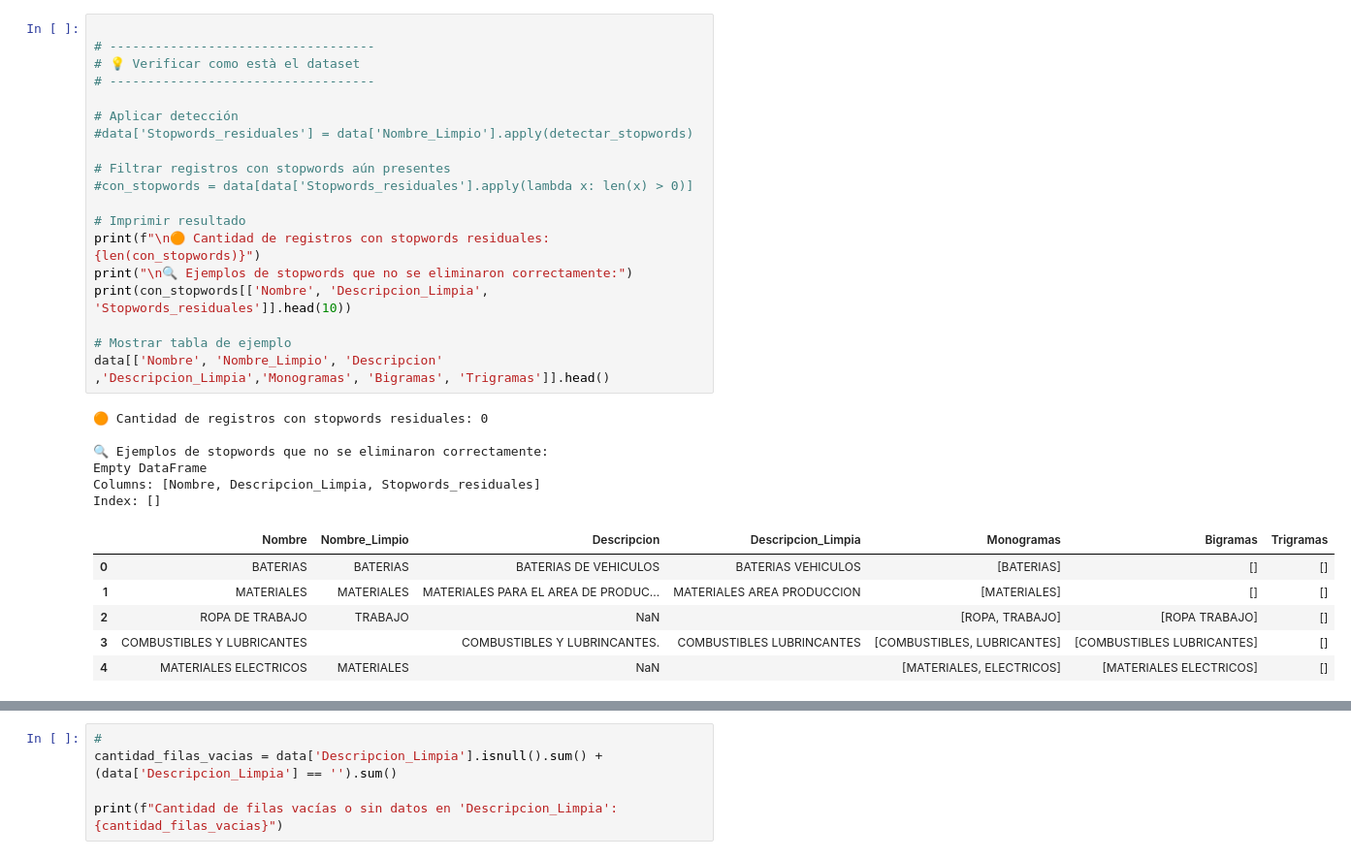
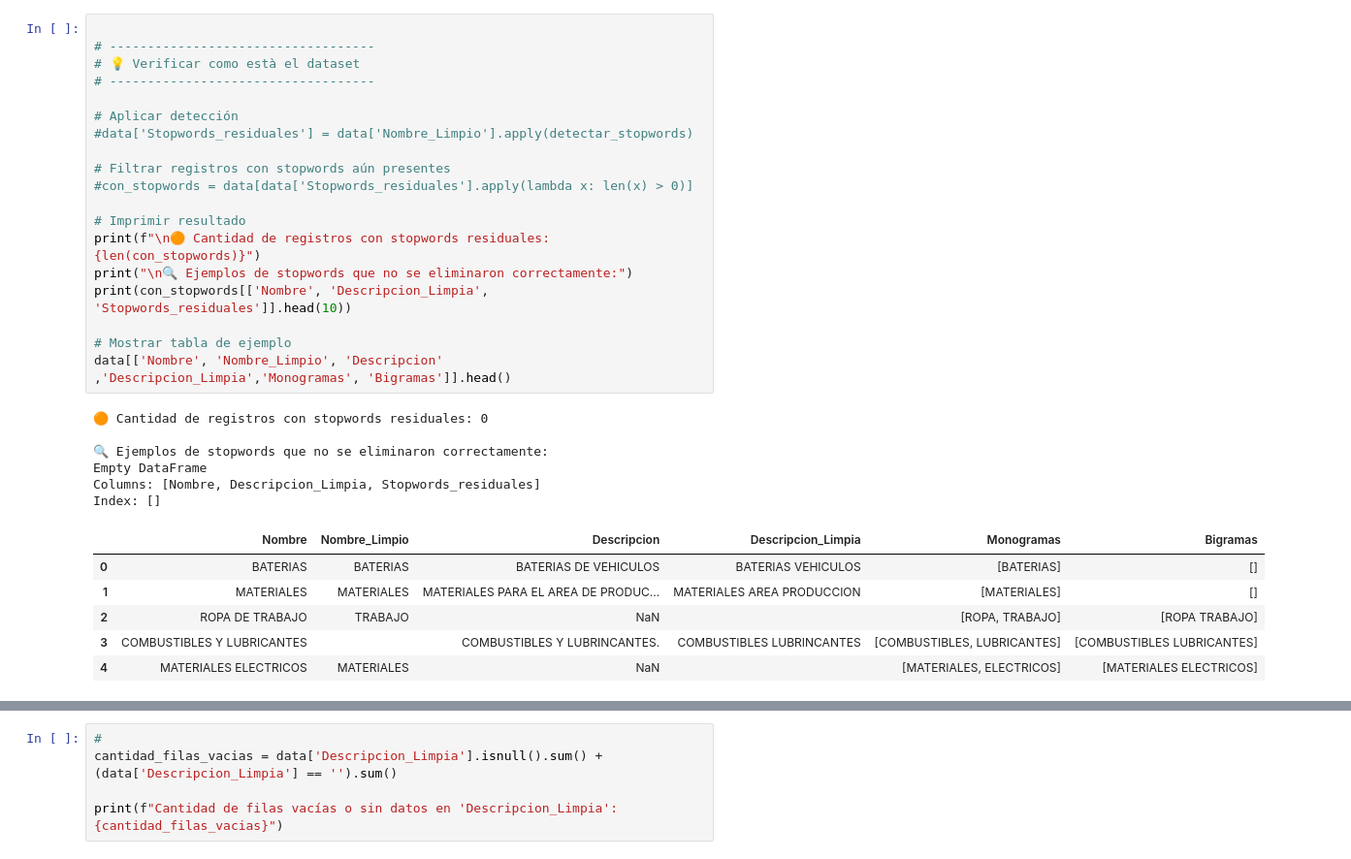
Before and after one commit to rociovanesa/TesisMaestriaCienciasdeDatos, a Jupyter notebook: MODELOS/5_AplicacionModelos_SegundaPrueba.ipynb, the cells around one changed output, grey strips where cells are left out. Shown: that part at 97% size. Cells and saved outputs as stored; diff of their text form.

```diff
--- a/MODELOS/5_AplicacionModelos_SegundaPrueba.ipynb
+++ b/MODELOS/5_AplicacionModelos_SegundaPrueba.ipynb
@@ -1,35 +1,35 @@
 # %%
 
 # -----------------------------------
 # 💡 Verificar como està el dataset
 # -----------------------------------
 
 # Aplicar detección
 #data['Stopwords_residuales'] = data['Nombre_Limpio'].apply(detectar_stopwords)
 
 # Filtrar registros con stopwords aún presentes
 #con_stopwords = data[data['Stopwords_residuales'].apply(lambda x: len(x) > 0)]
 
 # Imprimir resultado
 print(f"\n🟠 Cantidad de registros con stopwords residuales: {len(con_stopwords)}")
 print("\n🔍 Ejemplos de stopwords que no se eliminaron correctamente:")
 print(con_stopwords[['Nombre', 'Descripcion_Limpia', 'Stopwords_residuales']].head(10))
 
 # Mostrar tabla de ejemplo
-data[['Nombre', 'Nombre_Limpio', 'Descripcion' ,'Descripcion_Limpia','Monogramas', 'Bigramas', 'Trigramas']].head()
+data[['Nombre', 'Nombre_Limpio', 'Descripcion' ,'Descripcion_Limpia','Monogramas', 'Bigramas']].head()
 # %% [output]
 🟠 Cantidad de registros con stopwords residuales: 0
 
 🔍 Ejemplos de stopwords que no se eliminaron correctamente:
 Empty DataFrame
 Columns: [Nombre, Descripcion_Limpia, Stopwords_residuales]
 Index: []
-|  | Nombre | Nombre_Limpio | Descripcion | Descripcion_Limpia | Monogramas | Bigramas | Trigramas |
-| 0 | BATERIAS | BATERIAS | BATERIAS DE VEHICULOS | BATERIAS VEHICULOS | [BATERIAS] | [] | [] |
-| 1 | MATERIALES | MATERIALES | MATERIALES PARA EL AREA DE PRODUC... | MATERIALES AREA PRODUCCION | [MATERIALES] | [] | [] |
-| 2 | ROPA DE TRABAJO | TRABAJO | NaN |  | [ROPA, TRABAJO] | [ROPA TRABAJO] | [] |
-| 3 | COMBUSTIBLES Y LUBRICANTES |  | COMBUSTIBLES Y LUBRINCANTES. | COMBUSTIBLES LUBRINCANTES | [COMBUSTIBLES, LUBRICANTES] | [COMBUSTIBLES LUBRICANTES] | [] |
-| 4 | MATERIALES ELECTRICOS | MATERIALES | NaN |  | [MATERIALES, ELECTRICOS] | [MATERIALES ELECTRICOS] | [] |
+|  | Nombre | Nombre_Limpio | Descripcion | Descripcion_Limpia | Monogramas | Bigramas |
+| 0 | BATERIAS | BATERIAS | BATERIAS DE VEHICULOS | BATERIAS VEHICULOS | [BATERIAS] | [] |
+| 1 | MATERIALES | MATERIALES | MATERIALES PARA EL AREA DE PRODUC... | MATERIALES AREA PRODUCCION | [MATERIALES] | [] |
+| 2 | ROPA DE TRABAJO | TRABAJO | NaN |  | [ROPA, TRABAJO] | [ROPA TRABAJO] |
+| 3 | COMBUSTIBLES Y LUBRICANTES |  | COMBUSTIBLES Y LUBRINCANTES. | COMBUSTIBLES LUBRINCANTES | [COMBUSTIBLES, LUBRICANTES] | [COMBUSTIBLES LUBRICANTES] |
+| 4 | MATERIALES ELECTRICOS | MATERIALES | NaN |  | [MATERIALES, ELECTRICOS] | [MATERIALES ELECTRICOS] |
 # %%
 # -----------------------------------
 #    🔎 Veo resultados
```
Also changed, not shown: parts of 8 cells of this notebook.
